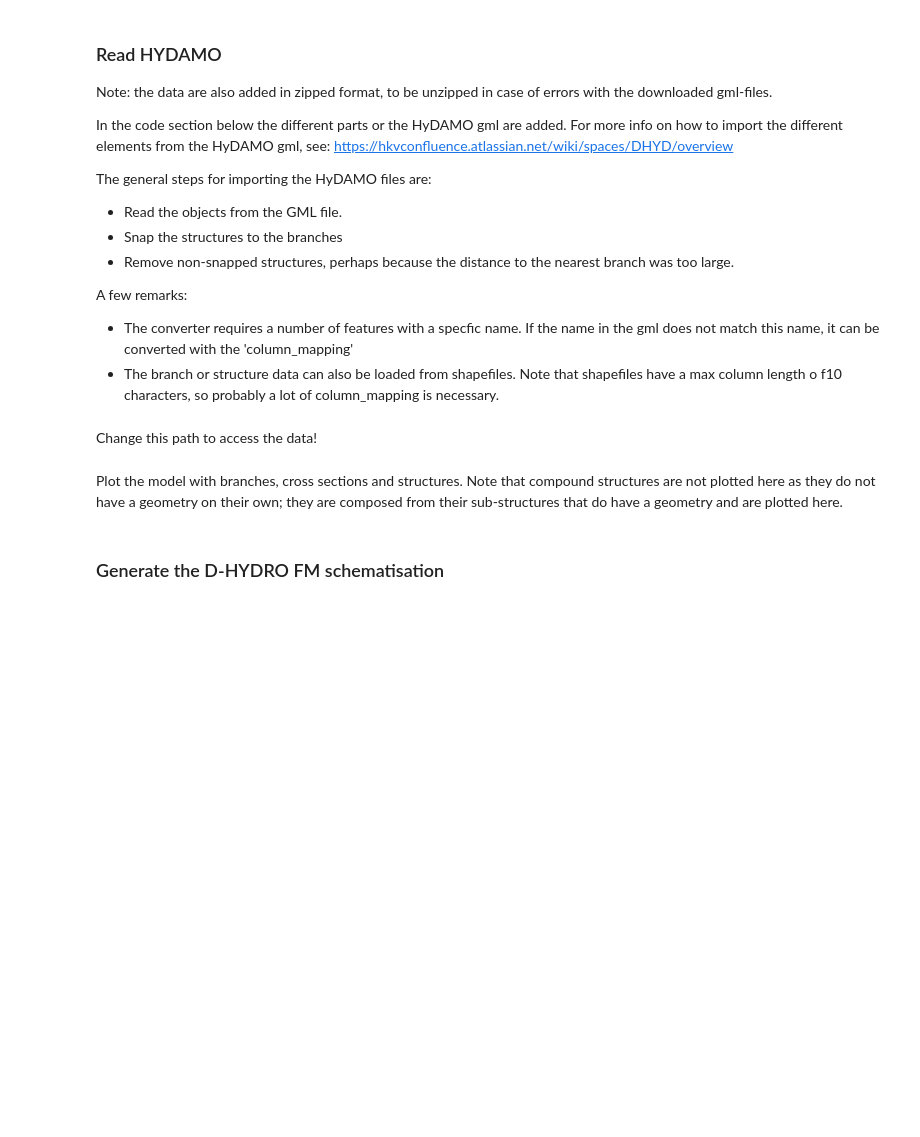
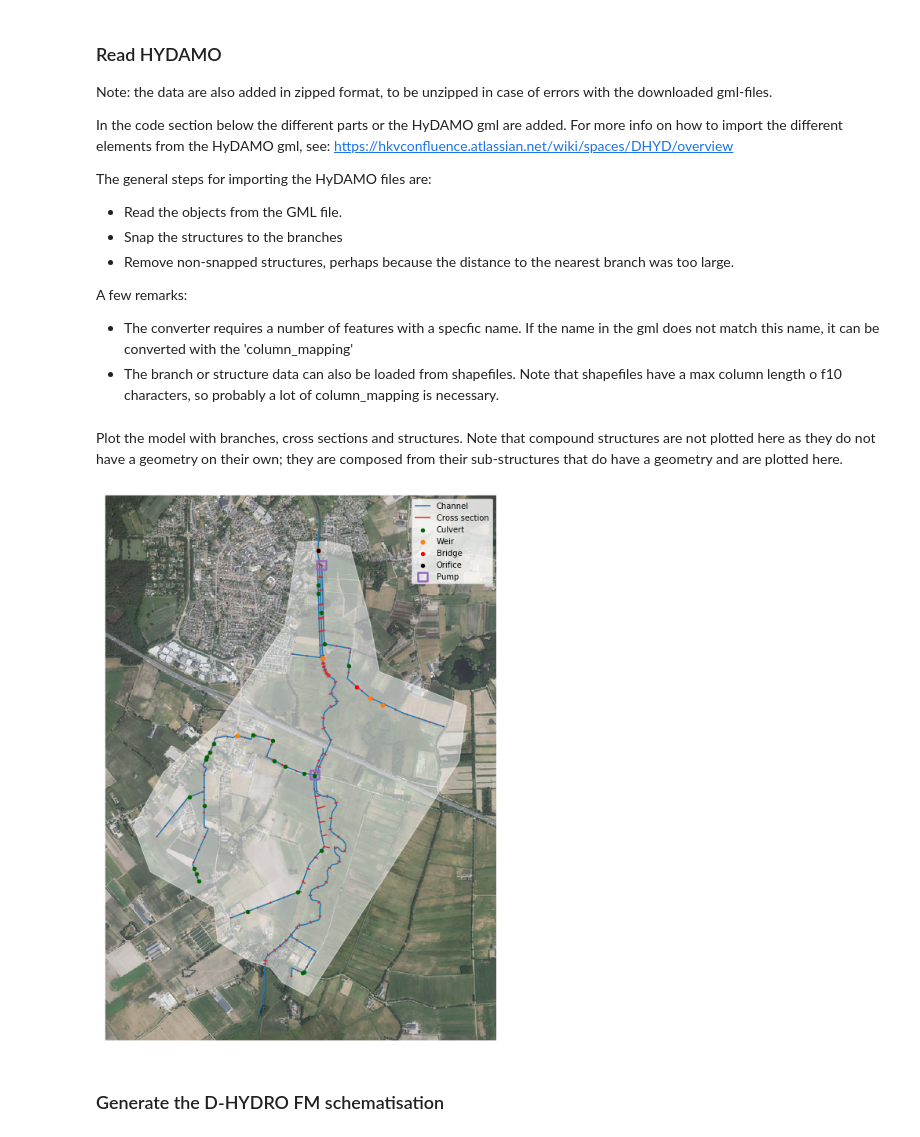
Before and after one commit to openearth/delft3dfmpy, a Jupyter notebook: notebooks/Usage_introduction_FM_only.ipynb, the cells around one changed output. Cells and saved outputs as stored; diff of their text form; code cells hidden in the pictures; blank space fills up the shorter version.

```diff
--- a/notebooks/Usage_introduction_FM_only.ipynb
+++ b/notebooks/Usage_introduction_FM_only.ipynb
@@ -28,3 +15,18 @@ The following aspects are new compared to the previous version:
+# %%
+# path to the location of delft3dfmpy (if not installed in the default location)
+delft3dfmpy_path = r'D:\3640.20\delft3dfmpy.git\trunk'
+
+# path to the package containing the example-data
+data_path = 'D:/3640.20/delft3dfmpy.git/trunk/data/'
+
+# path to dflowfm for refining the mesh
+dflowfm_path = r'D:\3640.20\software\dflowfm-x64-1.2.105.67228M'
+
+# path to DIMR for a correct run.bat file
+dimr_path = r'D:\3640.20\software\x64\dimr\scripts\run_dimr.bat'
+
+# path where the models are written to
+output_path = r'D:\3640.20\modellen'
 # %%
 # Basis
 import os
@@ -73,5 +75,3 @@ The general steps for importing the HyDAMO files are:
 A few remarks:
 - The converter requires a number of features with a specfic name. If the name in the gml does not match this name, it can be converted with the 'column_mapping'
 - The branch or structure data can also be loaded from shapefiles. Note that shapefiles have a max column length o f10 characters, so probably a lot of column_mapping is necessary.
-# %% [markdown]
-Change this path to access the data!
@@ -168,32 +149,33 @@ hydamo.sturing.read_gml(fn_control, index_col='code')
 # %% [markdown]
 Plot the model with branches, cross sections and structures. Note that compound structures are not plotted here as they do not have a geometry on their own; they are composed from their sub-structures that do have a geometry and are plotted here.
 # %%
-fn_background = os.path.join(path, 'gis', 'achtergrond.png')
 plt.rcParams['axes.edgecolor'] = 'w'
 
 fig, ax = plt.subplots(figsize=(10, 10))
 
 ax.fill(*hydamo.clipgeo.exterior.xy, color='w', alpha=0.5)
 ax.xaxis.set_visible(False)
 ax.yaxis.set_visible(False)
 ax.set_xlim(139600, 142400)
 ax.set_ylim(391700, 395600)
 
-achtergrond = plt.imread(fn_background)
+achtergrond = plt.imread(data_path+'gis/achtergrond.png')
 ax.imshow(achtergrond, extent=(139517.12, 142957.76, 391606.8, 395907.6), interpolation='lanczos')
 
 hydamo.branches.plot(ax=ax, label='Channel')
 hydamo.crosssections.plot(ax=ax, color='C3', label='Cross section')
 hydamo.culverts.centroid.plot(ax=ax, color='darkgreen', label='Culvert', markersize=20, zorder=10)
 hydamo.weirs.centroid.plot(ax=ax, color='C1', label='Weir', markersize=25, zorder=10)
 hydamo.bridges.plot(ax=ax,color='red',label='Bridge',markersize=20,zorder=10)
 hydamo.orifices.plot(ax=ax,color='black',label='Orifice',markersize=20,zorder=10)
 hydamo.pumps.plot(
     ax=ax, color='C4', label='Pump', marker='s', markersize=125, zorder=10, facecolor='none', linewidth=2.5)
 
 ax.legend()
 
 fig.tight_layout()
+# %% [output]
+[figure, added]
 # %% [markdown]
 ### Generate the D-HYDRO FM schematisation
 # %% [markdown]
```
Also changed, not shown: parts of 16 cells of this notebook.
